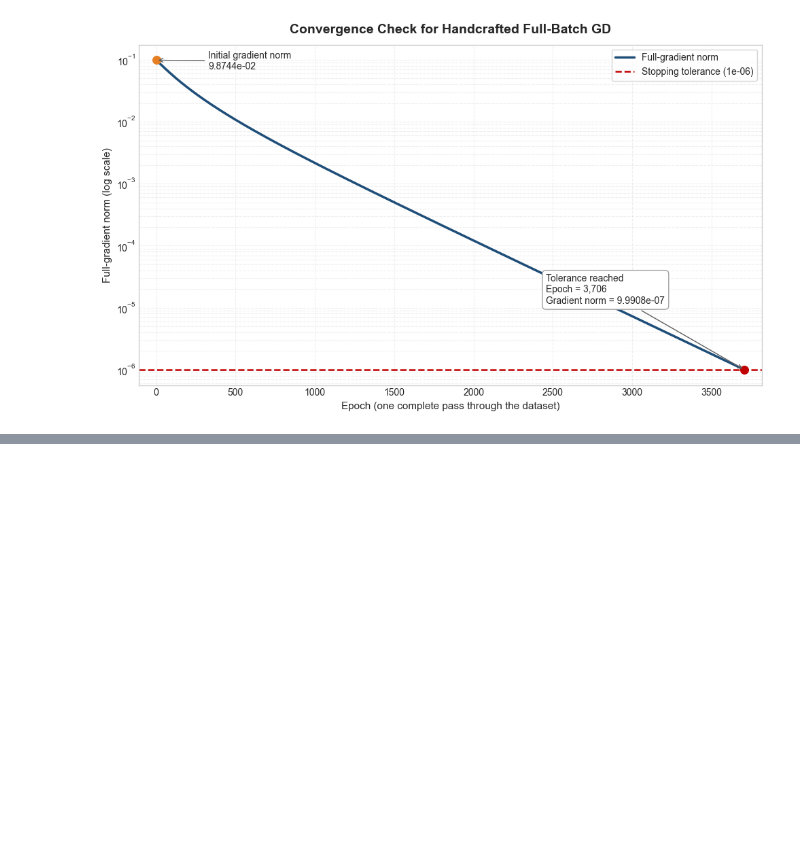
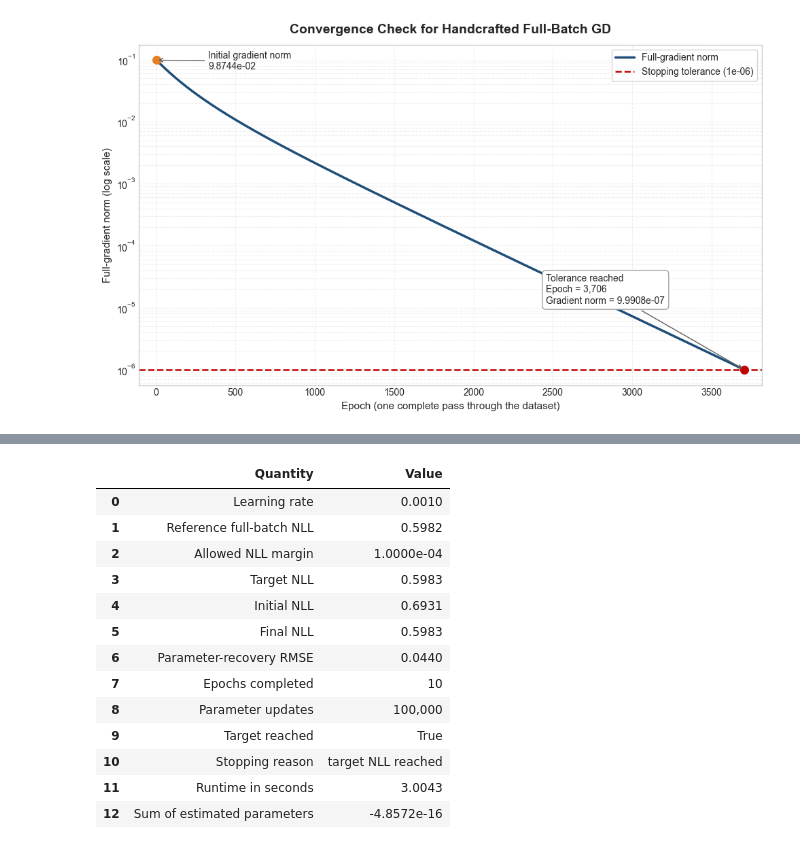
Before and after one commit to rbhdsks/Learning-from-Comparison-Data-Master-Thesis-Project-, a Jupyter notebook: notebooks/experiments/Bradley_Terry_Model/04_BradleyTerry_MLE_Optimizations.ipynb, the cells around one changed output, grey strips where cells are left out. Drawn from its saved outputs; the diff is of its cells as text; code cells hidden in the pictures; blank space fills up the shorter version.

Commit message:
SGD Handcrafted result

```diff
--- a/notebooks/experiments/Bradley_Terry_Model/04_BradleyTerry_MLE_Optimizations.ipynb
+++ b/notebooks/experiments/Bradley_Terry_Model/04_BradleyTerry_MLE_Optimizations.ipynb
@@ -491,0 +494,85 @@ plt.show()
+# %%
+# Fit the model using convergence-driven handcrafted SGD.
+
+sgd_learning_rate = 0.001
+NLL_TARGET_MARGIN = 1e-4
+
+reference_nll = float(
+    full_batch_result.nll_history[-1]
+)
+
+target_nll = (
+    reference_nll
+    + NLL_TARGET_MARGIN
+)
+
+sgd_result = optimize_with_stochastic_gradient_descent(
+    number_of_items=NUMBER_OF_ITEMS,
+    comparisons=comparisons,
+    learning_rate=sgd_learning_rate,
+    random_seed=SEED,
+    target_nll=target_nll,
+)
+
+sgd_recovery_error = parameter_recovery_error(
+    true_parameters,
+    sgd_result.parameters,
+)
+
+sgd_final_nll = float(
+    sgd_result.nll_history[-1]
+)
+
+sgd_target_reached = (
+    sgd_final_nll <= target_nll
+)
+
+sgd_summary = pd.DataFrame({
+    "Quantity": [
+        "Learning rate",
+        "Reference full-batch NLL",
+        "Allowed NLL margin",
+        "Target NLL",
+        "Initial NLL",
+        "Final NLL",
+        "Parameter-recovery RMSE",
+        "Epochs completed",
+        "Parameter updates",
+        "Target reached",
+        "Stopping reason",
+        "Runtime in seconds",
+        "Sum of estimated parameters",
+    ],
+    "Value": [
+        f"{sgd_learning_rate:.4f}",
+        f"{reference_nll:.4f}",
+        f"{NLL_TARGET_MARGIN:.4e}",
+        f"{target_nll:.4f}",
+        f"{sgd_result.nll_history[0]:.4f}",
+        f"{sgd_final_nll:.4f}",
+        f"{sgd_recovery_error:.4f}",
+        f"{sgd_result.epochs_completed:,}",
+        f"{int(sgd_result.update_count_history[-1]):,}",
+        str(sgd_target_reached),
+        sgd_result.stopping_reason,
+        f"{sgd_result.runtime_seconds:.4f}",
+        f"{sgd_result.parameters.sum():.4e}",
+    ],
+})
+
+sgd_summary
+# %% [output]
+|  | Quantity | Value |
+| 0 | Learning rate | 0.0010 |
+| 1 | Reference full-batch NLL | 0.5982 |
+| 2 | Allowed NLL margin | 1.0000e-04 |
+| 3 | Target NLL | 0.5983 |
+| 4 | Initial NLL | 0.6931 |
+| 5 | Final NLL | 0.5983 |
+| 6 | Parameter-recovery RMSE | 0.0440 |
+| 7 | Epochs completed | 10 |
+| 8 | Parameter updates | 100,000 |
+| 9 | Target reached | True |
+| 10 | Stopping reason | target NLL reached |
+| 11 | Runtime in seconds | 3.0043 |
+| 12 | Sum of estimated parameters | -4.8572e-16 |
```
Also changed, not shown: parts of 3 cells of this notebook.
